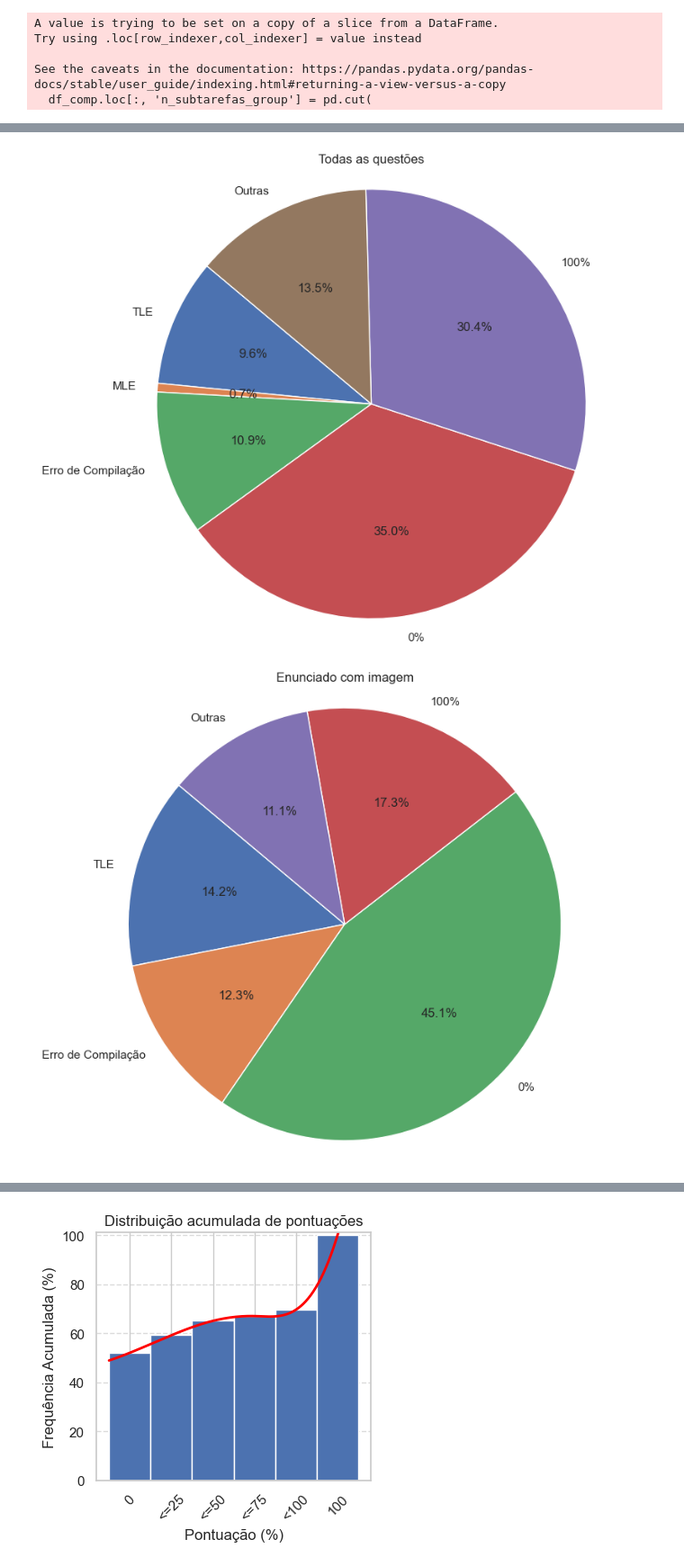
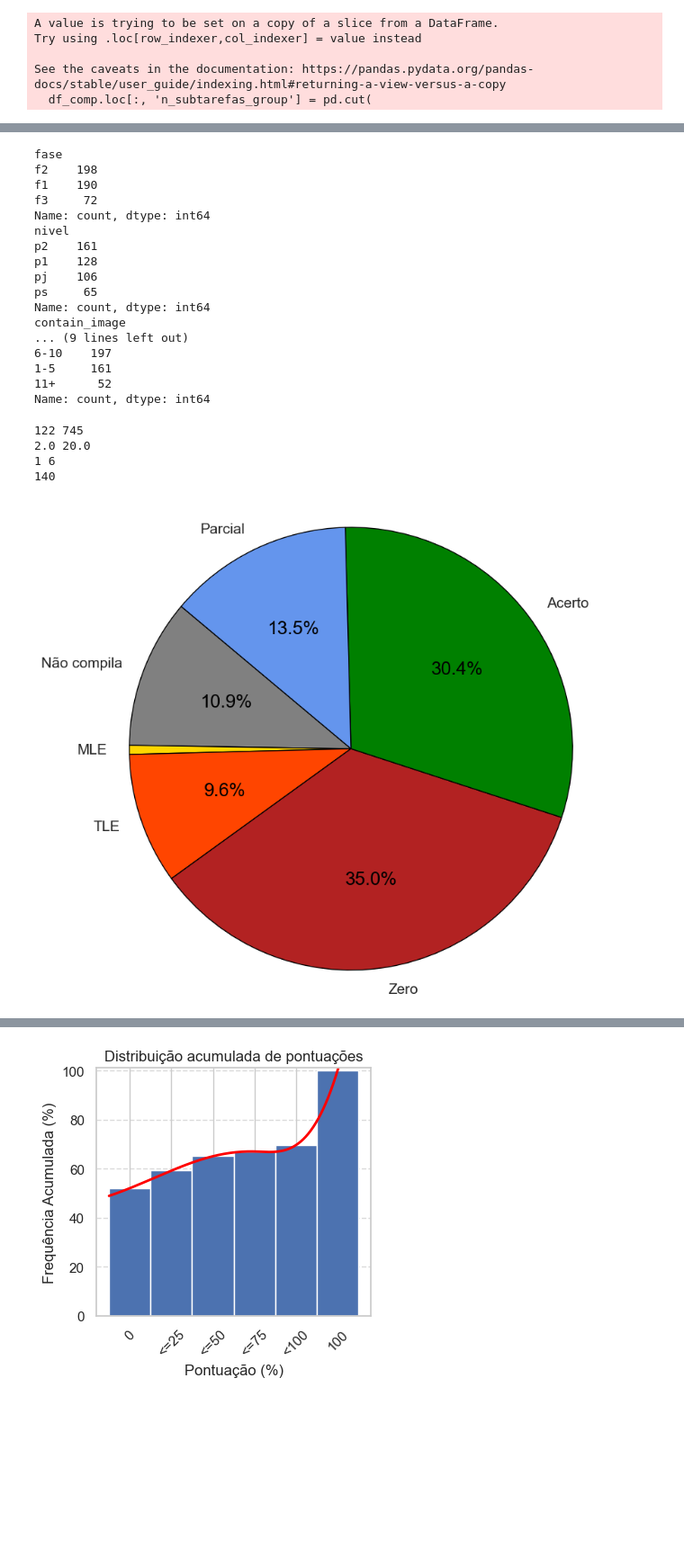
Before and after one commit to andre-n-alcantara/IC, a Jupyter notebook: report.ipynb, the cells around one changed output, grey strips where cells are left out. Shown at 90% size. Saved outputs shown, nothing was run; the diff lists cells and outputs as text; code cells hidden in the pictures; blank space fills up the shorter version.

```diff
--- a/report.ipynb
+++ b/report.ipynb
@@ -140,9 +137,9 @@ import seaborn as sns
 from scipy.interpolate import make_interp_spline
 
 # Configurações globais para os gráficos
-sns.set_theme(style="whitegrid")
-plt.rcParams["figure.figsize"] = (10, 6)
-plt.rcParams["font.size"] = 12
+# sns.set_theme(style="whitegrid")
+# plt.rcParams["figure.figsize"] = (10, 6)
+# plt.rcParams["font.size"] = 12
 
 # Convertendo os dicionários em DataFrames para facilitar a análise
 results_df = pd.DataFrame.from_dict(results, orient="index")
@@ -218,32 +196,69 @@ See the caveats in the documentation: https://pandas.pydata.org/pandas-docs/stab
+# %%
+print(df['fase'].value_counts())
+print(df['nivel'].value_counts())
+print(df['contain_image'].value_counts())
+print(df['len_enunciado_group'].value_counts())
+print(df_comp['n_subtarefas_group'].value_counts())
+# %% [output]
+fase
+f2    198
+f1    190
+f3     72
+Name: count, dtype: int64
+nivel
+p2    161
+p1    128
+pj    106
+ps     65
+Name: count, dtype: int64
+contain_image
+... (9 lines left out)
+6-10    197
+1-5     161
+11+      52
+Name: count, dtype: int64
+# %%
+print(df['len_enunciado'].min(), df['len_enunciado'].max())
+print(df_comp['n_subtarefas'].min(), df_comp['n_subtarefas'].max())
+print(df['n_exemplos'].min(), df['n_exemplos'].max())
+print((df["pontuacao"]==100).sum())
+# %% [output]
+122 745
+2.0 20.0
+1 6
+140
 # %%
+import matplotlib.pyplot as plt
+import numpy as np
 
-
-def plot_pie(df, title):
-    """Helper function to generate a pie chart."""
+def plot_pie(df):
+    """Helper function to generate a pie chart with optimal readability for scientific articles."""
     comp_false = (df["comp"]==False).sum()
     tle = (df.index.isin(list_TLE)).sum()
     mle = (df.index.isin(list_MLE)).sum()
     score0 = ((df["comp"]==True) & (~df.index.isin(list_TLE)) & (~df.index.isin(list_MLE)) & (df["pontuacao"]==0)).sum()
     score100 = (df["pontuacao"]==100).sum()
     other = len(df) - score100 - score0 - comp_false - tle - mle
 
-    labels = [ "TLE", "MLE", "Erro de Compilação", "0%", "100%", "Outras"]
-    sizes = [tle, mle, comp_false, score0, score100, other]
+    labels = ["Não compila",  "MLE", "TLE","Zero", "Acerto", "Parcial"]
+    sizes = [comp_false,  mle , tle, score0, score100, other]
+    colors = ['gray', 'gold', 'orangered', 'firebrick', 'green', 'cornflowerblue']  # Meaningful colors
 
-    if mle == 0:
-        labels.pop(1)
-        sizes.pop(1)
+    fig, ax = plt.subplots(figsize=(9, 9))
+    wedges, texts, autotexts = ax.pie(
+        sizes, labels=labels, autopct=lambda p: f'{p:.1f}%' if p > 5 else '',
+        startangle=140, colors=colors, wedgeprops={'linewidth': 1, 'edgecolor': 'black'},
+        textprops={'fontsize': 15}
+    )
 
-    plt.figure(figsize=(8, 8))
-    plt.pie(sizes, labels=labels, autopct='%1.1f%%', startangle=140)
-    plt.title(title)
-    plt.axis('equal')
+    # Adjust text visibility
+    for autotext in autotexts:
+        autotext.set_color('black')  # Ensure good contrast
+        autotext.set_fontsize(19)
+
+    plt.axis('equal')  # Keep circular shape
     plt.show()
 
-plot_pie(df, "Todas as questões")
-plot_pie(df_image, "Enunciado com imagem")
-plot_pie(df_noimage, "Enunciado sem imagem")
-# incluir pontuacao media por categoria
+plot_pie(df)
 # %% [output]
-[figure, old version]
+[figure, new version]
-[figure, removed]
```
Also changed, not shown: parts of 5 cells of this notebook, 1 other file.
